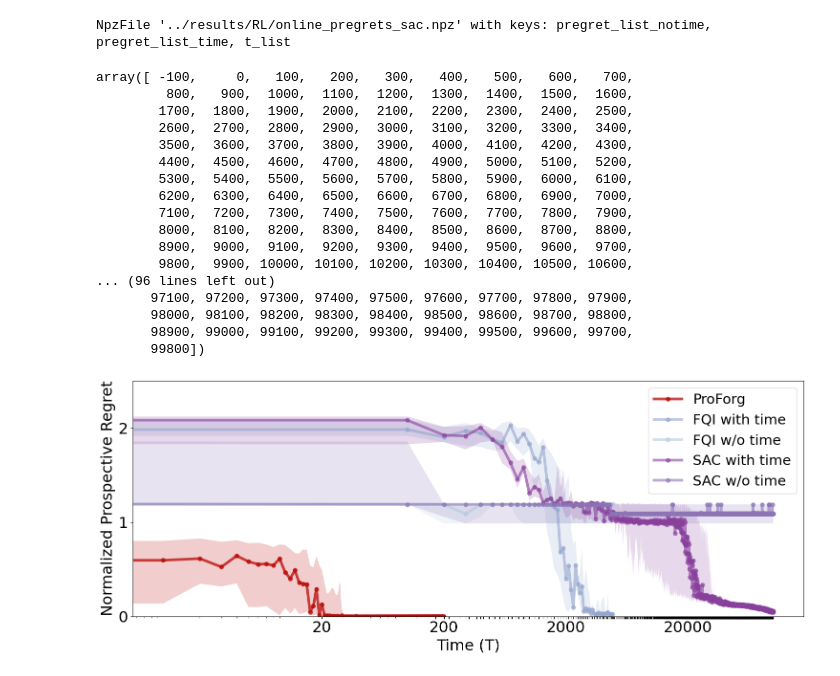
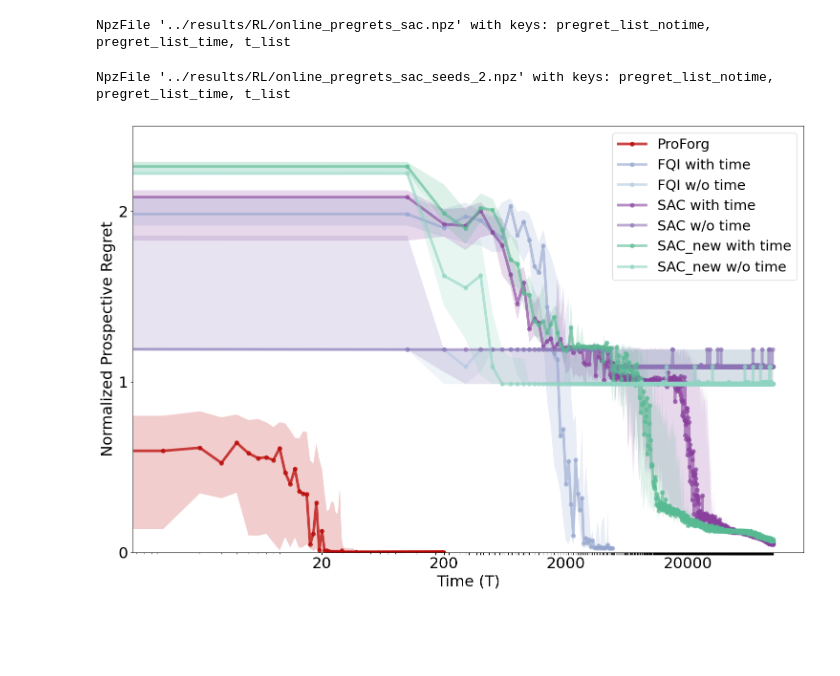
Before and after one commit to neurodata/ProspectiveForaging, a Jupyter notebook: notebooks/fig1_new.ipynb, the cells around one changed output. Saved outputs shown, nothing was run; the diff lists cells and outputs as text; code cells hidden in the pictures; blank space fills up the shorter version.

Commit message:
Add new SAC results

```diff
--- a/notebooks/fig1_new.ipynb
+++ b/notebooks/fig1_new.ipynb
@@ -53,33 +53,23 @@ PREGRETS_random_SAC_arr = data["pregret_list_notime"]
 Ts_SAC = data["t_list"]- 200
 # %% [output]
 NpzFile '../results/RL/online_pregrets_sac.npz' with keys: pregret_list_notime, pregret_list_time, t_list
-# %%
-Ts_SAC
-# %% [output]
-array([ -100,     0,   100,   200,   300,   400,   500,   600,   700,
-         800,   900,  1000,  1100,  1200,  1300,  1400,  1500,  1600,
-        1700,  1800,  1900,  2000,  2100,  2200,  2300,  2400,  2500,
-        2600,  2700,  2800,  2900,  3000,  3100,  3200,  3300,  3400,
-        3500,  3600,  3700,  3800,  3900,  4000,  4100,  4200,  4300,
-        4400,  4500,  4600,  4700,  4800,  4900,  5000,  5100,  5200,
-        5300,  5400,  5500,  5600,  5700,  5800,  5900,  6000,  6100,
-        6200,  6300,  6400,  6500,  6600,  6700,  6800,  6900,  7000,
-        7100,  7200,  7300,  7400,  7500,  7600,  7700,  7800,  7900,
-        8000,  8100,  8200,  8300,  8400,  8500,  8600,  8700,  8800,
-        8900,  9000,  9100,  9200,  9300,  9400,  9500,  9600,  9700,
-        9800,  9900, 10000, 10100, 10200, 10300, 10400, 10500, 10600,
-... (96 lines left out)
-       97100, 97200, 97300, 97400, 97500, 97600, 97700, 97800, 97900,
-       98000, 98100, 98200, 98300, 98400, 98500, 98600, 98700, 98800,
-       98900, 99000, 99100, 99200, 99300, 99400, 99500, 99600, 99700,
-       99800])
+# %%
+fn = f"../results/RL/online_pregrets_sac_seeds_2.npz"
+data = np.load(fn)
+print(data)
+PREGRETS_SAC_arr_2 = data["pregret_list_time"]
+PREGRETS_random_SAC_arr_2 = data["pregret_list_notime"]
+Ts_SAC_2 = data["t_list"]-200
+# %% [output]
+NpzFile '../results/RL/online_pregrets_sac_seeds_2.npz' with keys: pregret_list_notime, pregret_list_time, t_list
 # %%
-plt.figure(figsize=(15, 6))
+plt.figure(figsize=(15,10))
 
 linewidth = 4
 fontsize = 28
 pvafm_df_offline, pafm_df, _,pvafm_df_online = get_close_colors("OrRd", start = 0.25, delta = 0.2 , n = 4)
 rl_fqi_notime,rl_fqi_time,sac_fqi_notime,sac_fqi_time = get_close_colors("BuPu", start=0.3, delta=0.15,n = 4)
+sac_fqi_notime_2,sac_fqi_time_2 = get_close_colors("BuGn", start=0.4, delta=0.15,n = 2)
 rl_tql,_ = get_close_colors("Greens", start=0.6, delta=0.5,n = 2)
 # sac_fqi_notime,sac_fqi_time = get_close_colors("YlGn", start=0.35, delta=0.2,n = 2)
 colors = {"PAFM_RF_online": pvafm_df_online,
@@ -88,6 +78,8 @@ colors = {"PAFM_RF_online": pvafm_df_online,
           "RL_FQI_time":rl_fqi_time,
           "RL_SAC_notime":sac_fqi_notime,
           "RL_SAC_time":sac_fqi_time,
+          "RL_SAC_notime_2":sac_fqi_notime_2,
+          "RL_SAC_time_2":sac_fqi_time_2,
           "RL_TQL":rl_tql
           }
 
@@ -117,31 +109,44 @@ q75  = np.nanpercentile(PREGRETS_random_RL_arr, 75, axis=0)
 plt.plot(Ts_RL[1:], median[1:],color=colors["RL_FQI_notime"], lw = linewidth,marker='o',alpha = 0.6,label = 'FQI w/o time')
 plt.fill_between(Ts_RL[1:], q25[1:], q75[1:], color=colors["RL_FQI_notime"], alpha=0.20, edgecolor="none")
 
 
 median = np.median(PREGRETS_SAC_arr, axis=0)
 q25  = np.nanpercentile(PREGRETS_SAC_arr, 25, axis=0)
 q75  = np.nanpercentile(PREGRETS_SAC_arr, 75, axis=0)
 plt.plot(Ts_SAC[1:], median[1:],color=colors["RL_SAC_time"], lw = linewidth,marker='o',alpha = 0.6,label = 'SAC with time')
 plt.fill_between(Ts_SAC[1:], q25[1:], q75[1:], color=colors["RL_SAC_time"], alpha=0.20, edgecolor="none")
 
 median = np.median(PREGRETS_random_SAC_arr, axis=0)
 q25  = np.nanpercentile(PREGRETS_random_SAC_arr, 25, axis=0)
 q75  = np.nanpercentile(PREGRETS_random_SAC_arr, 75, axis=0)
 plt.plot(Ts_SAC[1:], median[1:],color=colors["RL_SAC_notime"], lw = linewidth,marker='o',alpha = 0.6,label = 'SAC w/o time')
 plt.fill_between(Ts_SAC[1:], q25[1:], q75[1:], color=colors["RL_SAC_notime"], alpha=0.20, edgecolor="none")
 plt.xscale('log')
 
+median = np.median(PREGRETS_SAC_arr_2, axis=0)
+q25  = np.nanpercentile(PREGRETS_SAC_arr_2, 25, axis=0)
+q75  = np.nanpercentile(PREGRETS_SAC_arr_2, 75, axis=0)
+plt.plot(Ts_SAC_2[1:], median[1:],color=colors["RL_SAC_time_2"], lw = linewidth,marker='o',alpha = 0.6,label = 'SAC_new with time')
+plt.fill_between(Ts_SAC_2[1:], q25[1:], q75[1:], color=colors["RL_SAC_time_2"], alpha=0.20, edgecolor="none")
+
+median = np.median(PREGRETS_random_SAC_arr_2, axis=0)
+q25  = np.nanpercentile(PREGRETS_random_SAC_arr_2, 25, axis=0)
+q75  = np.nanpercentile(PREGRETS_random_SAC_arr_2, 75, axis=0)
+plt.plot(Ts_SAC_2[1:], median[1:],color=colors["RL_SAC_notime_2"], lw = linewidth,marker='o',alpha = 0.6,label = 'SAC_new w/o time')
+plt.fill_between(Ts_SAC_2[1:], q25[1:], q75[1:], color=colors["RL_SAC_notime_2"], alpha=0.20, edgecolor="none")
+plt.xscale('log')
+
 xticks = [i for i in np.arange(20,1000,50)]+[i for i in np.arange(10000,5000,1000)]+[i for i in np.arange(200,100000,100)]
 xticklabels = [str(v) if v in ['0',20,200,2000,20000,20000] else ""   # hide every 2nd label
                for i, v in enumerate(xticks)]
 plt.xticks(xticks, labels=xticklabels,fontsize = fontsize-5)
 plt.ylim([0,2.5])
 plt.yticks([0,1,2],fontsize = fontsize-5)
 plt.xlabel("Time (T)",fontsize = fontsize-5)
 plt.ylabel("Normalized Prospective Regret", fontsize = fontsize-5)
 # plt.title('Proforg vs FQI',fontsize = fontsize)
 plt.legend(fontsize = fontsize-7)
 plt.savefig('ProForg_FQI.png')
 plt.tight_layout()
 # %% [output]
-[figure, old version]
+[figure, new version]
```
Also changed, not shown: 2 other files.
